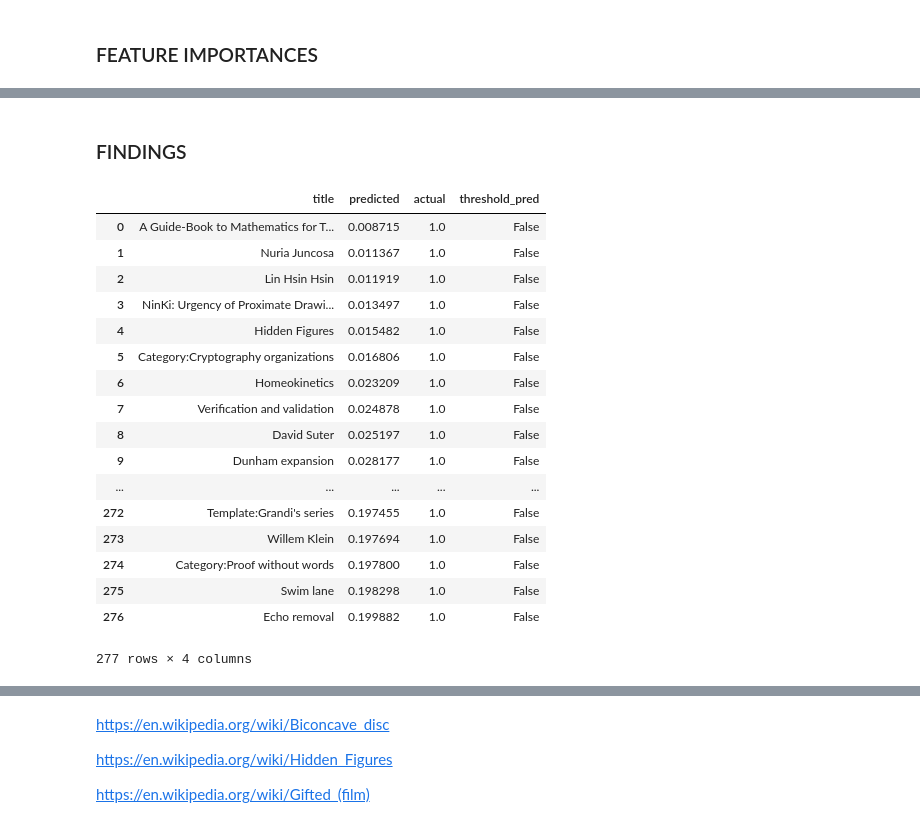
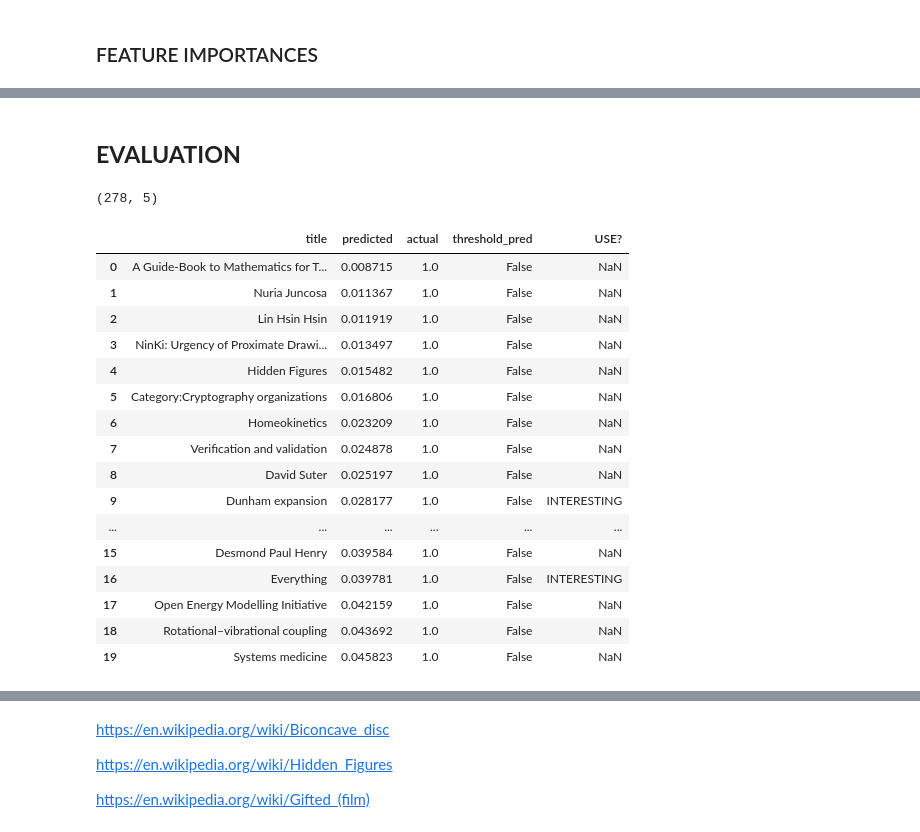
Before and after one commit to jakubsvec001/root_directory, a Jupyter notebook: PRESENTATION.ipynb, the cells around one changed output, grey strips where cells are left out. Saved outputs shown, nothing was run; the diff lists cells and outputs as text; code cells hidden in the pictures.

```diff
--- a/PRESENTATION.ipynb
+++ b/PRESENTATION.ipynb
@@ -128,25 +220,28 @@ NLP models used:
 # %% [markdown]
-### FINDINGS
+## **EVALUATION**
 # %%
 import pandas as pd
-FN_math = pd.read_csv('misclassified_results/math_sorted_FN.csv', sep='\t')
-FN_math
+FN_math = pd.read_csv('misclassified_results/math_sorted_FN.csv', sep='\t')[['title', 'predicted', 'actual', 'threshold_pred', 'USE?']]
+FN_math.shape
 # %% [output]
-|  | title | predicted | actual | threshold_pred |
-| 0 | A Guide-Book to Mathematics for T... | 0.008715 | 1.0 | False |
-| 1 | Nuria Juncosa | 0.011367 | 1.0 | False |
-| 2 | Lin Hsin Hsin | 0.011919 | 1.0 | False |
-| 3 | NinKi: Urgency of Proximate Drawi... | 0.013497 | 1.0 | False |
-| 4 | Hidden Figures | 0.015482 | 1.0 | False |
-| 5 | Category:Cryptography organizations | 0.016806 | 1.0 | False |
-| 6 | Homeokinetics | 0.023209 | 1.0 | False |
-| 7 | Verification and validation | 0.024878 | 1.0 | False |
-| 8 | David Suter | 0.025197 | 1.0 | False |
-| 9 | Dunham expansion | 0.028177 | 1.0 | False |
-| ... | ... | ... | ... | ... |
-| 272 | Template:Grandi's series | 0.197455 | 1.0 | False |
-| 273 | Willem Klein | 0.197694 | 1.0 | False |
-| 274 | Category:Proof without words | 0.197800 | 1.0 | False |
-| 275 | Swim lane | 0.198298 | 1.0 | False |
-| 276 | Echo removal | 0.199882 | 1.0 | False |
-277 rows × 4 columns
+(278, 5)
+# %%
+FN_math.iloc[:20,:]
+# %% [output]
+|  | title | predicted | actual | threshold_pred | USE? |
+| 0 | A Guide-Book to Mathematics for T... | 0.008715 | 1.0 | False | NaN |
+| 1 | Nuria Juncosa | 0.011367 | 1.0 | False | NaN |
+| 2 | Lin Hsin Hsin | 0.011919 | 1.0 | False | NaN |
+| 3 | NinKi: Urgency of Proximate Drawi... | 0.013497 | 1.0 | False | NaN |
+| 4 | Hidden Figures | 0.015482 | 1.0 | False | NaN |
+| 5 | Category:Cryptography organizations | 0.016806 | 1.0 | False | NaN |
+| 6 | Homeokinetics | 0.023209 | 1.0 | False | NaN |
+| 7 | Verification and validation | 0.024878 | 1.0 | False | NaN |
+| 8 | David Suter | 0.025197 | 1.0 | False | NaN |
+| 9 | Dunham expansion | 0.028177 | 1.0 | False | INTERESTING |
+| ... | ... | ... | ... | ... | ... |
+| 15 | Desmond Paul Henry | 0.039584 | 1.0 | False | NaN |
+| 16 | Everything | 0.039781 | 1.0 | False | INTERESTING |
+| 17 | Open Energy Modelling Initiative | 0.042159 | 1.0 | False | NaN |
+| 18 | Rotational–vibrational coupling | 0.043692 | 1.0 | False | NaN |
+| 19 | Systems medicine | 0.045823 | 1.0 | False | NaN |
```
Also changed, not shown: parts of 61 cells of this notebook.
